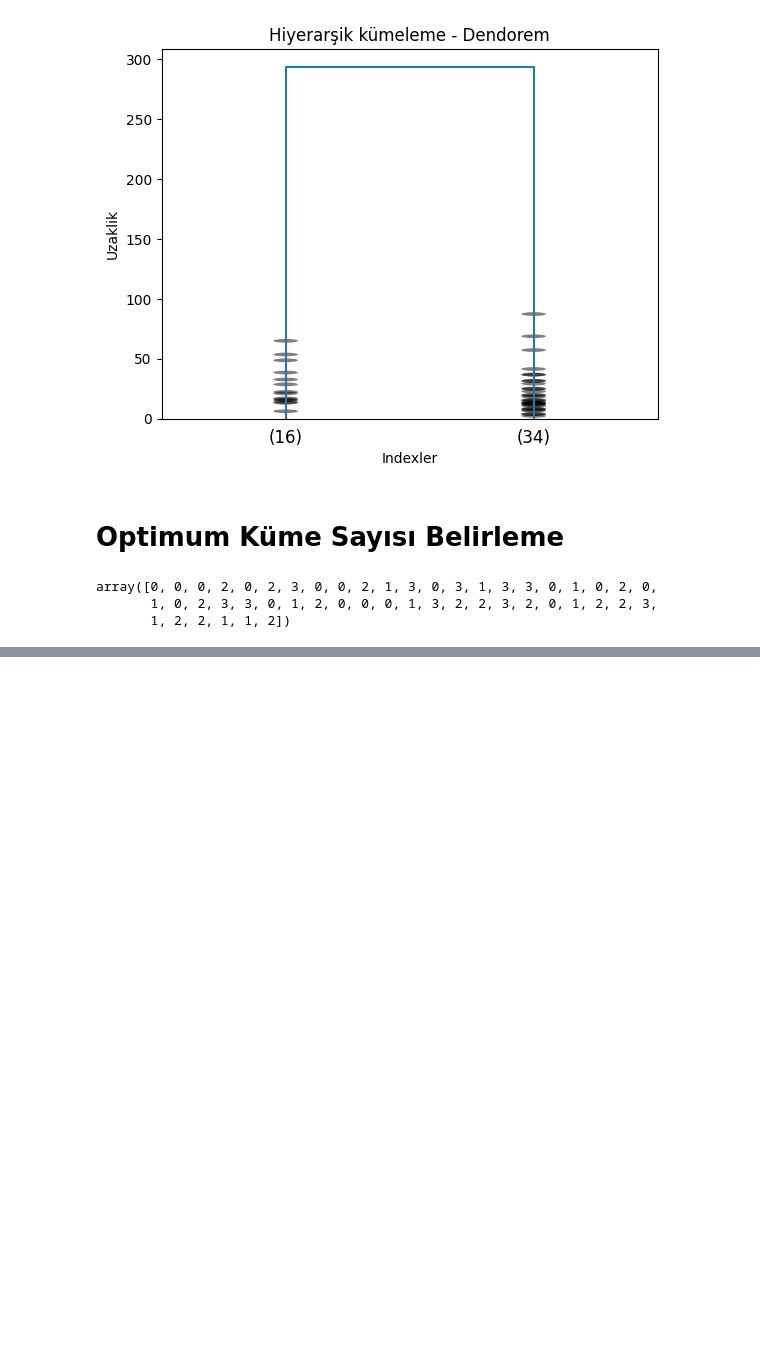
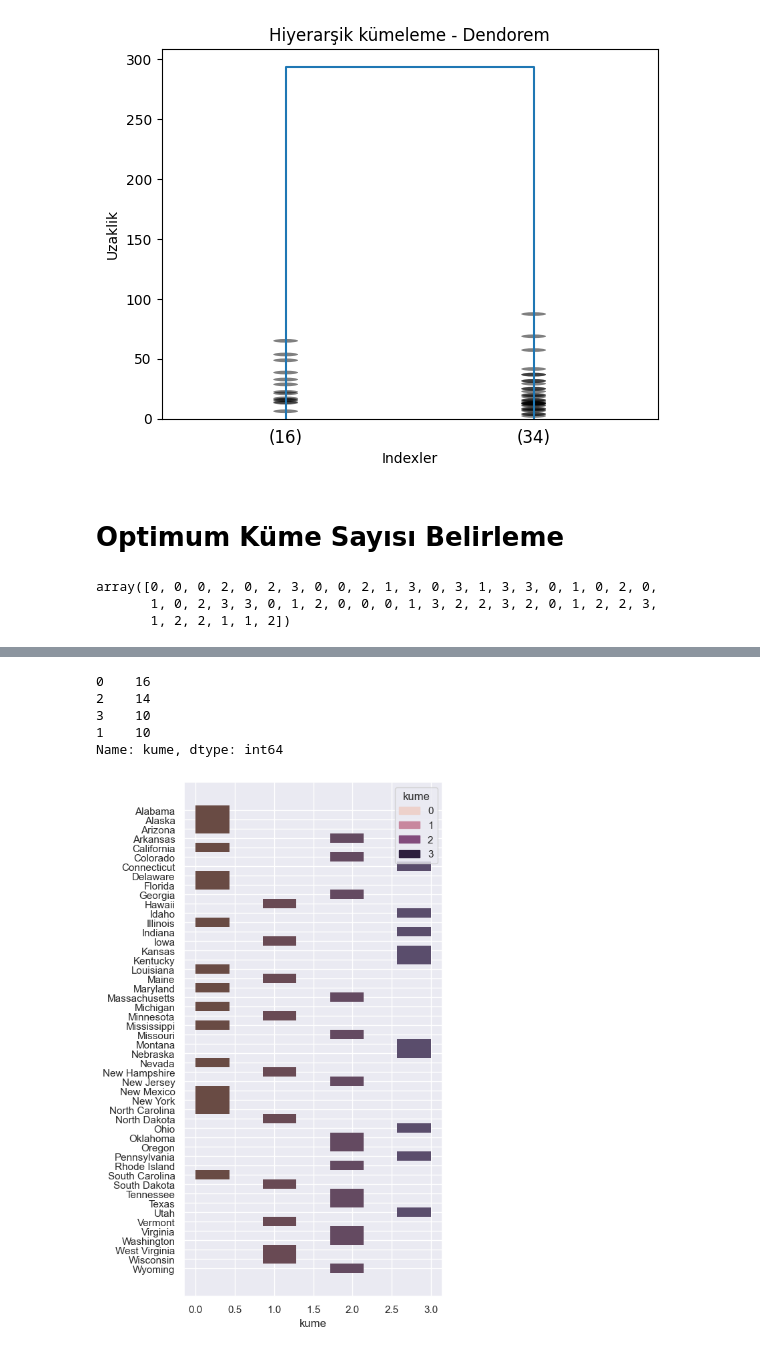
Before and after one commit to GokceSoylu/Machine_Learing, a Jupyter notebook: HierarchicalClustreing/hierarchical.ipynb, the cells around one changed output, grey strips where cells are left out. Drawn from its saved outputs; the diff is of its cells as text; code cells hidden in the pictures; blank space fills up the shorter version.

Commit message:
clusters visualization

```diff
--- a/HierarchicalClustreing/hierarchical.ipynb
+++ b/HierarchicalClustreing/hierarchical.ipynb
@@ -115,3 +99,6 @@ clustering.fit_predict(df)
 array([0, 0, 0, 2, 0, 2, 3, 0, 0, 2, 1, 3, 0, 3, 1, 3, 3, 0, 1, 0, 2, 0,
        1, 0, 2, 3, 3, 0, 1, 2, 0, 0, 0, 1, 3, 2, 2, 3, 2, 0, 1, 2, 2, 3,
        1, 2, 2, 1, 1, 2])
+# %%
+#hangi eyalet hangi kümede diye bakmak istersek
+pd.DataFrame({"Eyaletler":df.index,"Kumeler":clustering.fit_predict(df)})
@@ -117,0 +123,15 @@ array([0, 0, 0, 2, 0, 2, 3, 0, 0, 2, 1, 3, 0, 3, 1, 3, 3, 0, 1, 0, 2, 0,
+# %%
+#hadi birde görsel olarak bakalım kümelere
+df["kume"]=clustering.fit_predict(df)
+df["kume"].value_counts()
+# %% [output]
+0    16
+2    14
+3    10
+1    10
+Name: kume, dtype: int64
+# %%
+sns.histplot(x=df["kume"],y=df.index, hue=df["kume"])
+sns.set(rc={'figure.figsize':(5,10)})
+# %% [output]
+[figure, added]
```
Also changed, not shown: parts of 2 cells of this notebook.
